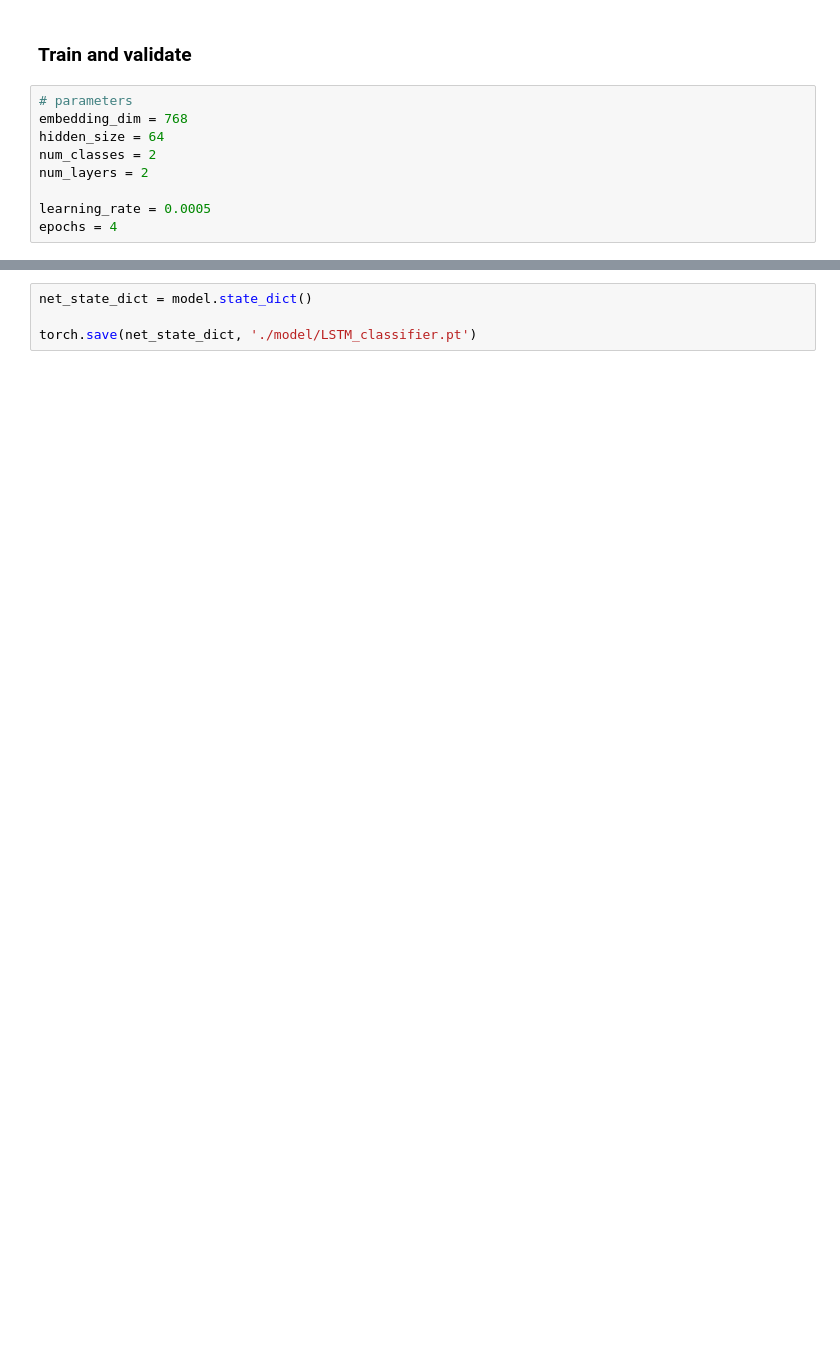
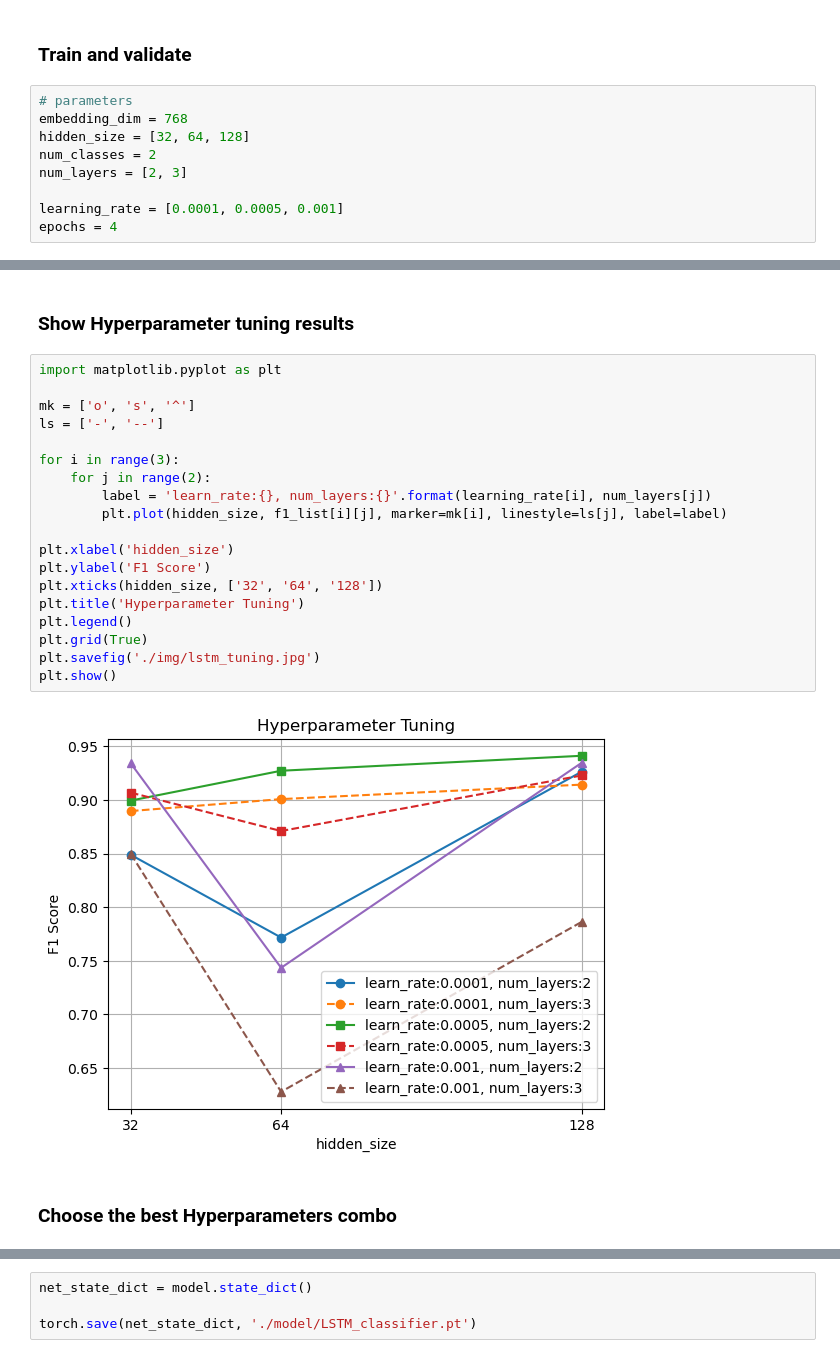
Before and after one commit to Sting-Scorpion/DataScience_Project, a Jupyter notebook: LSTMClassifier.ipynb, the cells around one changed output, grey strips where cells are left out. Drawn from its saved outputs; the diff is of its cells as text; blank space fills up the shorter version.

```diff
--- a/LSTMClassifier.ipynb
+++ b/LSTMClassifier.ipynb
@@ -203,11 +198,11 @@ def model_validation(model, val_dataloader, criterion):
 # %%
 # parameters
 embedding_dim = 768
-hidden_size = 64
+hidden_size = [32, 64, 128]
 num_classes = 2
-num_layers = 2
+num_layers = [2, 3]
 
-learning_rate = 0.0005
+learning_rate = [0.0001, 0.0005, 0.001]
 epochs = 4
 # %%
 from sklearn.model_selection import StratifiedKFold
@@ -276,0 +309,25 @@ F1_score: 93.96%
+# %% [markdown]
+### Show Hyperparameter tuning results
+# %%
+import matplotlib.pyplot as plt
+
+mk = ['o', 's', '^']
+ls = ['-', '--']
+
+for i in range(3):
+    for j in range(2):
+        label = 'learn_rate:{}, num_layers:{}'.format(learning_rate[i], num_layers[j])
+        plt.plot(hidden_size, f1_list[i][j], marker=mk[i], linestyle=ls[j], label=label)
+
+plt.xlabel('hidden_size')
+plt.ylabel('F1 Score')
+plt.xticks(hidden_size, ['32', '64', '128'])
+plt.title('Hyperparameter Tuning')
+plt.legend()
+plt.grid(True)
+plt.savefig('./img/lstm_tuning.jpg')
+plt.show()
+# %% [output]
+[figure, added]
+# %% [markdown]
+### Choose the best Hyperparameters combo
```
Also changed, not shown: parts of 13 cells of this notebook.
